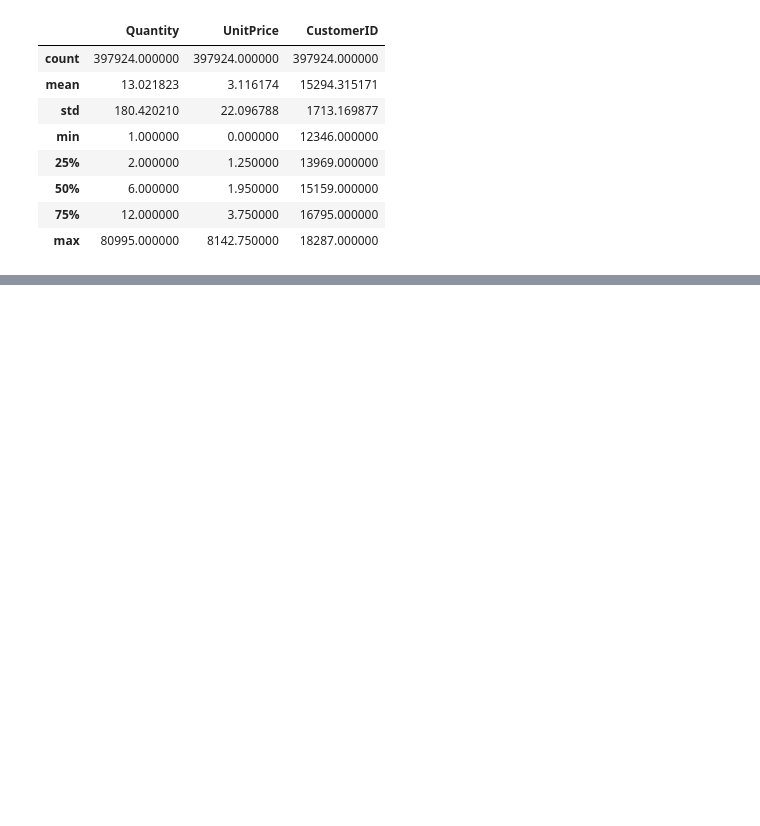
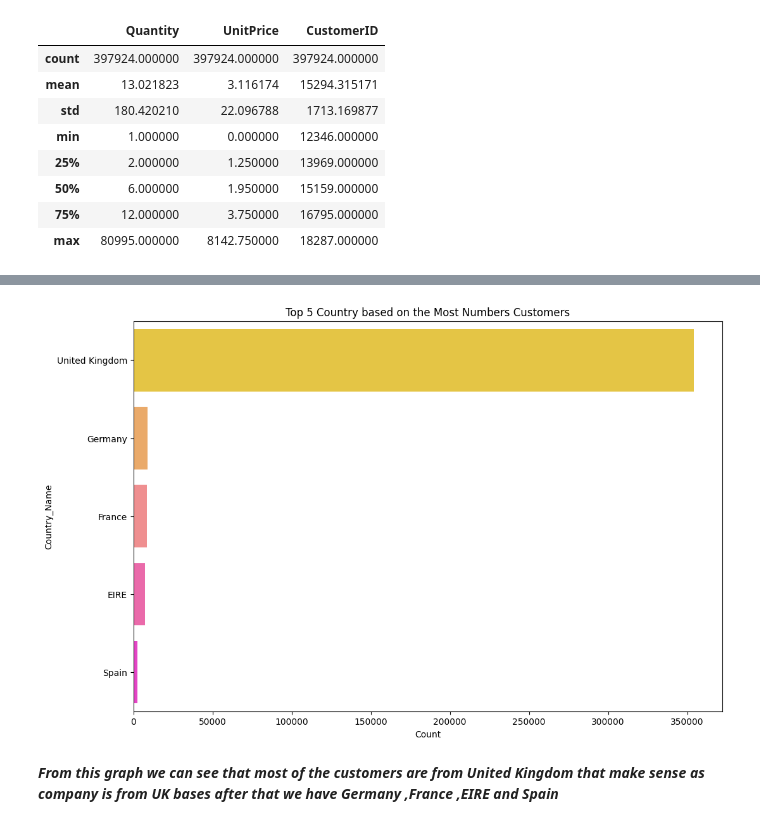
Before and after one commit to Saniyashakur22/Unsupervised-ML, a Jupyter notebook: Online_Retail_Customer_Segmentation_Capstone_Project.ipynb, the cells around one changed output, grey strips where cells are left out. Saved outputs shown, nothing was run; the diff lists cells and outputs as text; code cells hidden in the pictures; blank space fills up the shorter version.

```diff
--- a/Online_Retail_Customer_Segmentation_Capstone_Project.ipynb
+++ b/Online_Retail_Customer_Segmentation_Capstone_Project.ipynb
@@ -213,0 +318,6 @@ df.describe()
+# %%
+country_df=df['Country'].value_counts().reset_index()
+country_df.rename(columns={'index': 'Country_Name'}, inplace=True)
+country_df.rename(columns={'Country': 'Count'}, inplace=True)
+#top 5 country name
+country_df.head()
@@ -213,0 +331,9 @@ df.describe()
+# %%
+#plot top 5 country name
+plt.figure(figsize=(12,8))
+plt.title('Top 5 Country based on the Most Numbers Customers')
+sns.barplot(x='Count',y='Country_Name',data=country_df[:5], palette='spring_r');
+# %% [output]
+[figure, added]
+# %% [markdown]
+***From this graph we can see that most of the customers are from United Kingdom that make sense as company is from UK bases after that we have Germany ,France ,EIRE and Spain***
```
Also changed, not shown: parts of 26 cells of this notebook.
